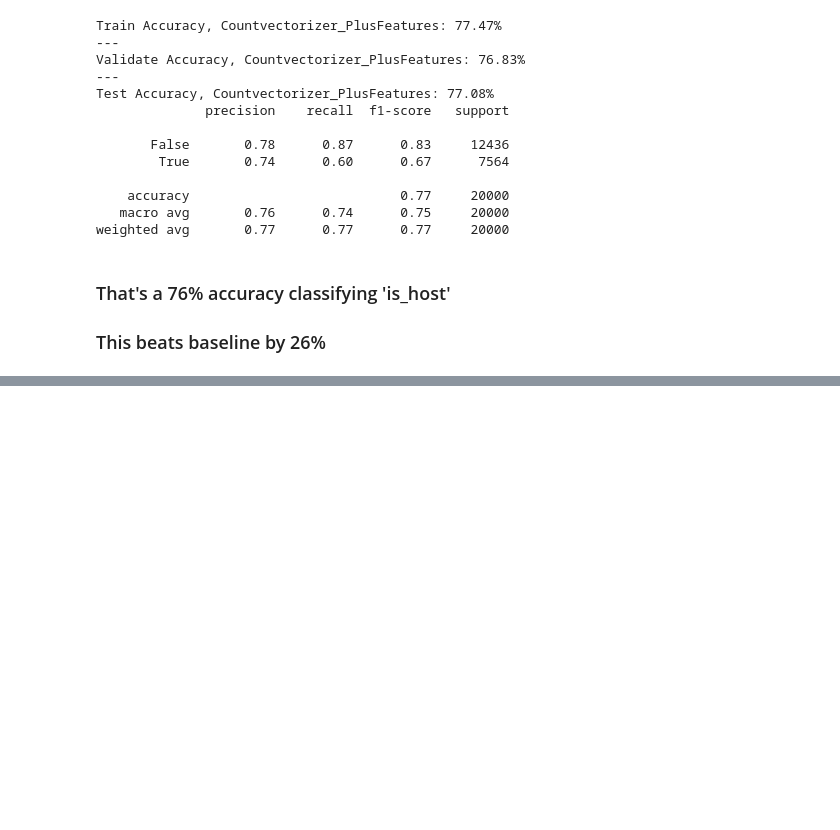
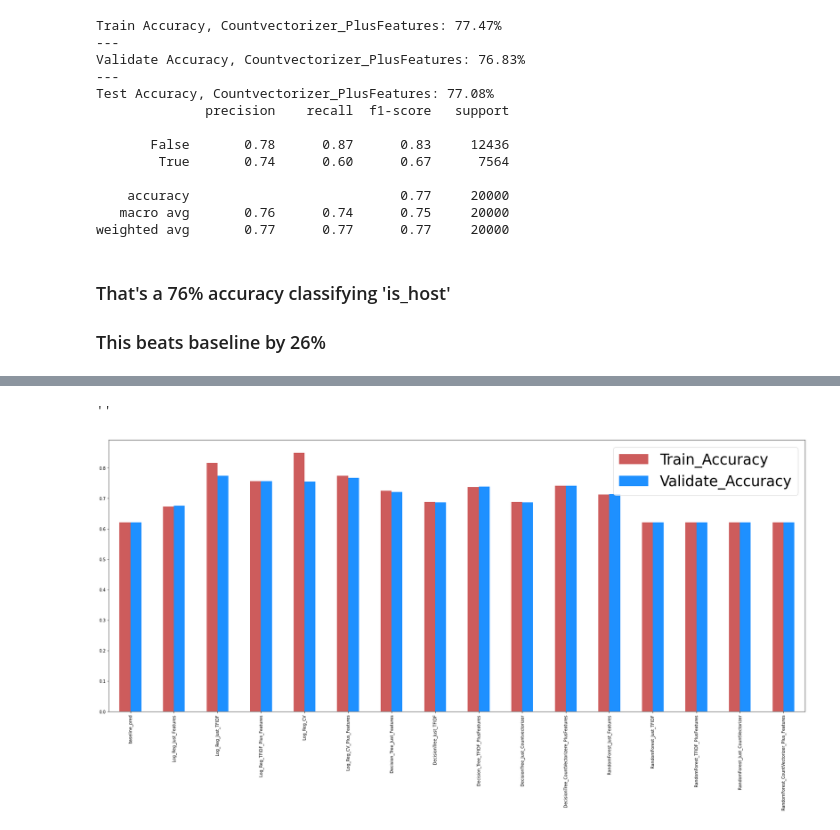
Before and after one commit to npr-nlp/npr-nlp-project, a Jupyter notebook: brian_modeling_notebook.ipynb, the cells around one changed output, grey strips where cells are left out. Cells and saved outputs as stored; diff of their text form; code cells hidden in the pictures; blank space fills up the shorter version.

Commit message:
graph for modeling

```diff
--- a/brian_modeling_notebook.ipynb
+++ b/brian_modeling_notebook.ipynb
@@ -119,0 +142,20 @@ weighted avg       0.77      0.77      0.77     20000
+# %%
+from matplotlib import cm
+# define columns of eval df for use plotting below
+columns = ['Train_Accuracy', 'Validate_Accuracy']
+clist={'indianred','dodgerblue'}
+cmap = cm.get_cmap('viridis')
+# plot all the results, grouped by model
+eval_df.plot(x='Model_Type', y=columns, kind="bar", figsize=(30,12),color=clist)
+
+plt.legend(prop={'size': 35}, loc='upper right')#(loc=(1.01,1.2), bbox_to_anchor=(.5, 0., .5, .5))
+# ax.xaxis.set_tick_params(labelsize=20)
+# ax.yaxis.set_tick_params(labelsize=20)
+plt.xlabel('')
+# add h line for highest gross performing model
+# plt.axhline(y=eval_df.Beats_Baseline_By.max())
+# plt.xticks(rotation=90, fontsize=20)
+;
+# %% [output]
+''
+[figure, added]
```
Also changed, not shown: parts of 2 cells of this notebook, 1 other file.
